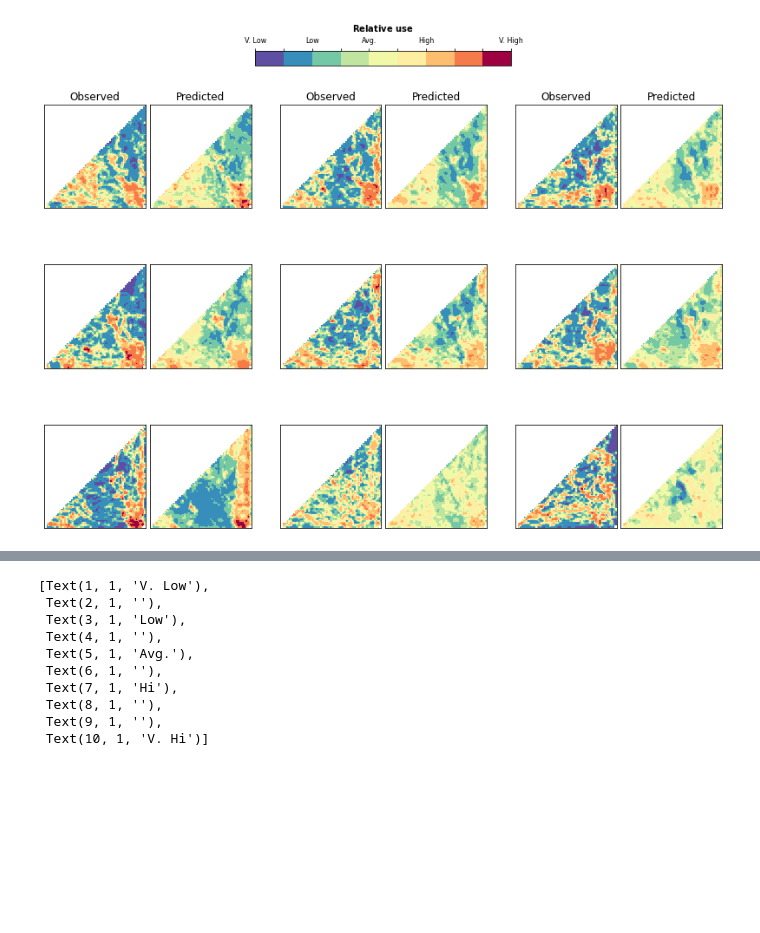
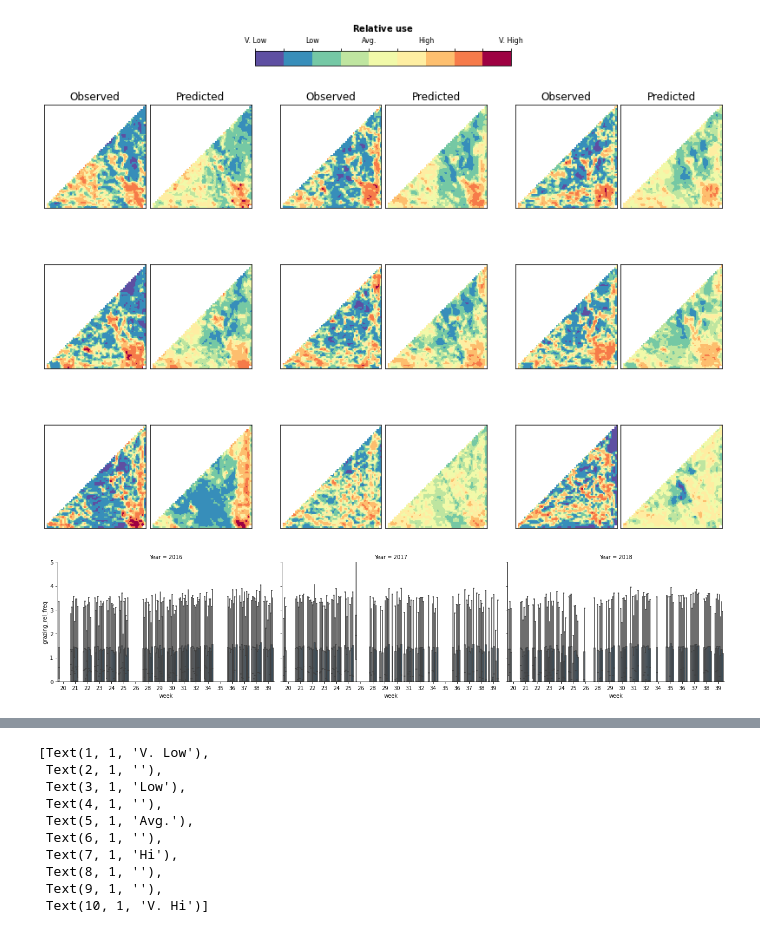
Before and after one commit to kearney-sp/lotek_processing, a Jupyter notebook: Map_example_obs_pred.ipynb, the cells around one changed output, grey strips where cells are left out. Cells and saved outputs as stored; diff of their text form; code cells hidden in the pictures; blank space fills up the shorter version.

```diff
--- a/Map_example_obs_pred.ipynb
+++ b/Map_example_obs_pred.ipynb
@@ -101,0 +104,12 @@ for yr in ax_dict:
+# %%
+df_wkly_grid2 = df_wkly_grid.copy()
+df_wkly_grid2['week'] = pd.Categorical(df_wkly_grid['week'].astype('str'),
+                                       categories=df_wkly_grid['week'].astype('str').unique().sort(),
+                                       ordered=True)
+# %%
+g = sns.FacetGrid(data=df_wkly_grid2, col='Year', height=4, aspect=1.5)
+p = g.map_dataframe(sns.boxplot, x='week', y='grazing_rel_freq', hue='Pasture', fliersize=0)
+for ax in p.axes.flatten():
+    ax.set_ylim(0, 5)
+# %% [output]
+[figure, added]
```
Also changed, not shown: parts of 6 cells of this notebook, 2 other files.
